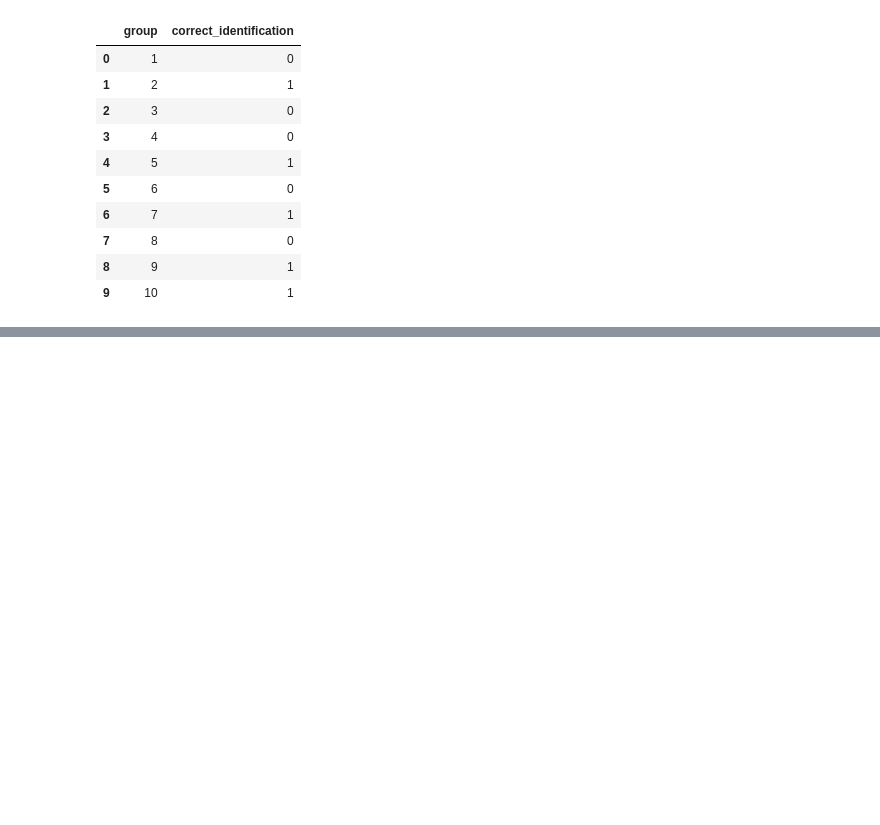
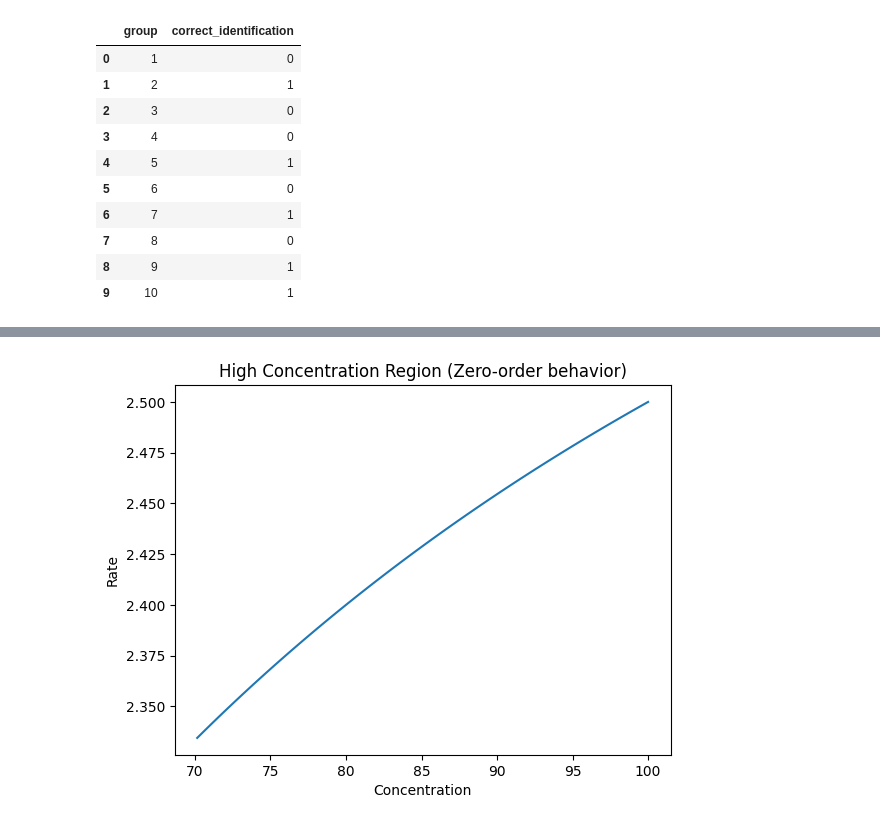
Before and after one commit to afunny101/Taiwan_ALDH2_Alcohol_Kinetics_Education_Project, a Jupyter notebook: ALDH2_Alcohol_Kinetics_Project.ipynb, the cells around one changed output, grey strips where cells are left out. Saved outputs shown, nothing was run; the diff lists cells and outputs as text; code cells hidden in the pictures; blank space fills up the shorter version.

```diff
--- a/ALDH2_Alcohol_Kinetics_Project.ipynb
+++ b/ALDH2_Alcohol_Kinetics_Project.ipynb
@@ -88,0 +129,11 @@ students.to_csv("education_data.csv", index=False)
+# %%
+high_region = S[S > 70]
+v_high = michaelis_menten(high_region, Vmax_normal, Km_normal)
+
+plt.plot(high_region, v_high)
+plt.title("High Concentration Region (Zero-order behavior)")
+plt.xlabel("Concentration")
+plt.ylabel("Rate")
+plt.show()
+# %% [output]
+[figure, added]
```
Also changed, not shown: parts of 3 cells of this notebook.
